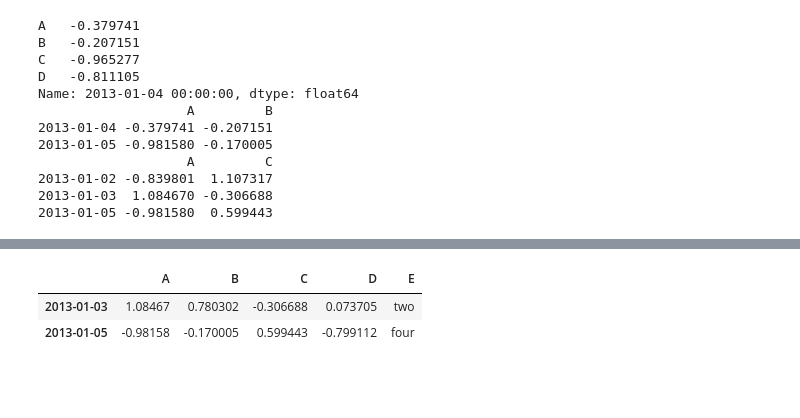
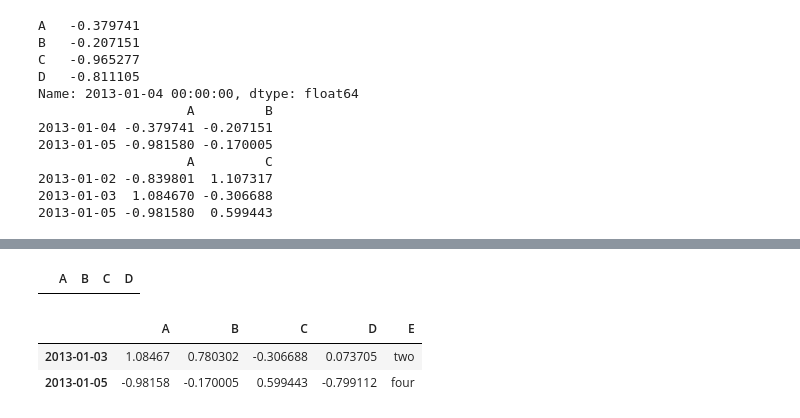
Before and after one commit to whille/trading, a Jupyter notebook: t_pandas.ipynb, the cells around one changed output, grey strips where cells are left out. Drawn from its saved outputs; the diff is of its cells as text; code cells hidden in the pictures; blank space fills up the shorter version.

```diff
--- a/t_pandas.ipynb
+++ b/t_pandas.ipynb
@@ -203,3 +212,8 @@ df[df.A >0]
+# %%
+# find by column value
+df[df.A == 0.150101]
+# %% [output]
+|  | A | B | C | D |
 # %%
 # filter by isin
 df2 = df.copy()
```
Also changed, not shown: parts of 3 cells of this notebook, 9 other files.
